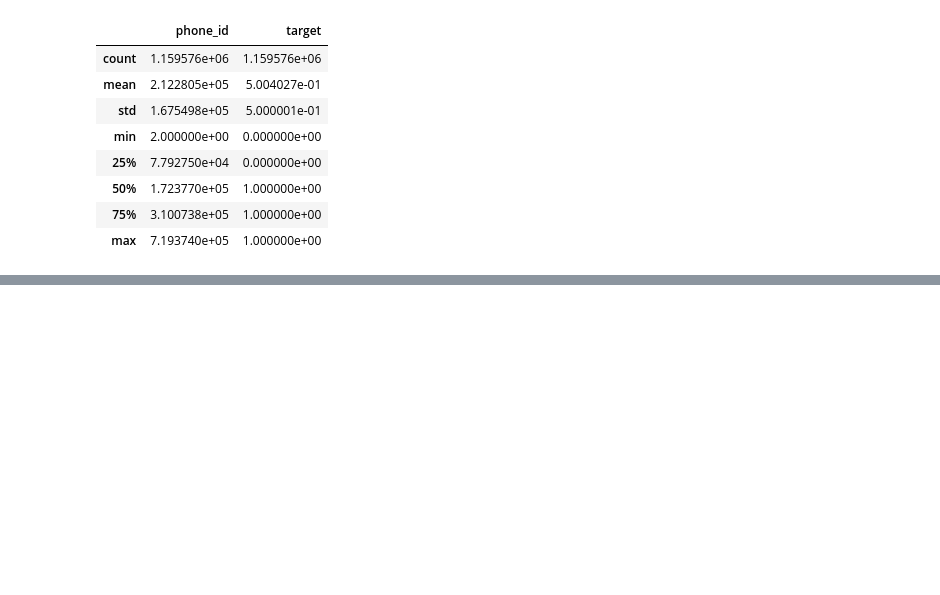
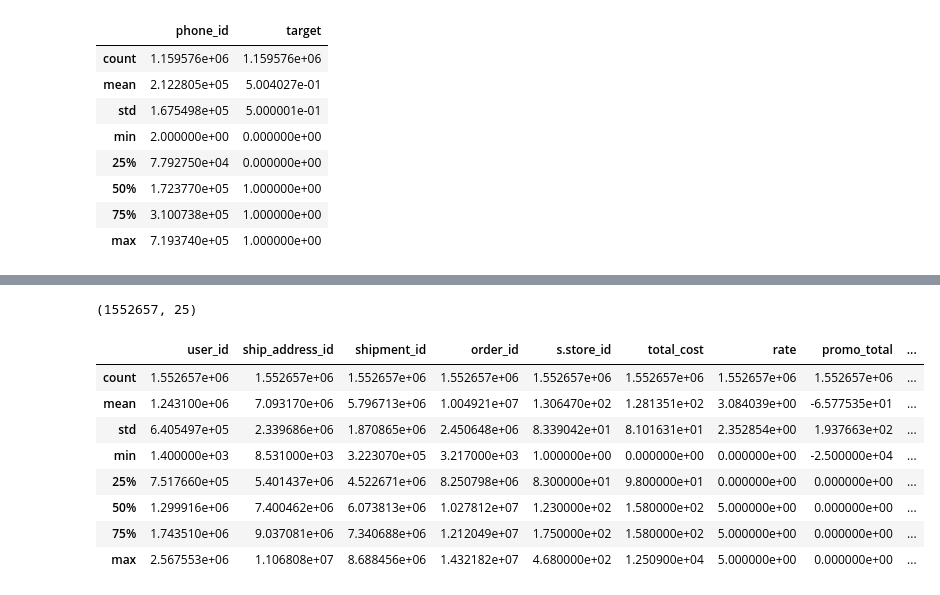
Before and after one commit to ElisovaIra/ngwl_hack, a Jupyter notebook: rogotulka/sber_v01.ipynb, the cells around one changed output, grey strips where cells are left out. Drawn from its saved outputs; the diff is of its cells as text; code cells hidden in the pictures; blank space fills up the shorter version.

```diff
--- a/rogotulka/sber_v01.ipynb
+++ b/rogotulka/sber_v01.ipynb
@@ -46,3 +50,8 @@ train_df.describe()
 | 50% | 1.723770e+05 | 1.000000e+00 |
 | 75% | 3.100738e+05 | 1.000000e+00 |
 | max | 7.193740e+05 | 1.000000e+00 |
+# %%
+shipments = pd.merge(merged_shipments_df, addresses_df, left_on ='ship_address_id', right_on = 'id')
+shipments['order_month'] = shipments['order_completed_at'].apply(lambda x: x[:7])
+train_df['order_month'] = train_df['order_completed_at']
+train_with_shipments_df = pd.merge(shipments, train_df, on=['phone_id', 'order_month'])
@@ -48,0 +69,16 @@ train_df.describe()
+# %%
+train_with_shipments_df.shape
+# %% [output]
+(1552657, 25)
+# %%
+train_with_shipments_df.describe()
+# %% [output]
+|  | user_id | ship_address_id | shipment_id | order_id | s.store_id | total_cost | rate | promo_total | ... |
+| count | 1.552657e+06 | 1.552657e+06 | 1.552657e+06 | 1.552657e+06 | 1.552657e+06 | 1.552657e+06 | 1.552657e+06 | 1.552657e+06 | ... |
+| mean | 1.243100e+06 | 7.093170e+06 | 5.796713e+06 | 1.004921e+07 | 1.306470e+02 | 1.281351e+02 | 3.084039e+00 | -6.577535e+01 | ... |
+| std | 6.405497e+05 | 2.339686e+06 | 1.870865e+06 | 2.450648e+06 | 8.339042e+01 | 8.101631e+01 | 2.352854e+00 | 1.937663e+02 | ... |
+| min | 1.400000e+03 | 8.531000e+03 | 3.223070e+05 | 3.217000e+03 | 1.000000e+00 | 0.000000e+00 | 0.000000e+00 | -2.500000e+04 | ... |
+| 25% | 7.517660e+05 | 5.401437e+06 | 4.522671e+06 | 8.250798e+06 | 8.300000e+01 | 9.800000e+01 | 0.000000e+00 | 0.000000e+00 | ... |
+| 50% | 1.299916e+06 | 7.400462e+06 | 6.073813e+06 | 1.027812e+07 | 1.230000e+02 | 1.580000e+02 | 5.000000e+00 | 0.000000e+00 | ... |
+| 75% | 1.743510e+06 | 9.037081e+06 | 7.340688e+06 | 1.212049e+07 | 1.750000e+02 | 1.580000e+02 | 5.000000e+00 | 0.000000e+00 | ... |
+| max | 2.567553e+06 | 1.106808e+07 | 8.688456e+06 | 1.432182e+07 | 4.680000e+02 | 1.250900e+04 | 5.000000e+00 | 0.000000e+00 | ... |
```
Also changed, not shown: parts of 30 cells of this notebook.
